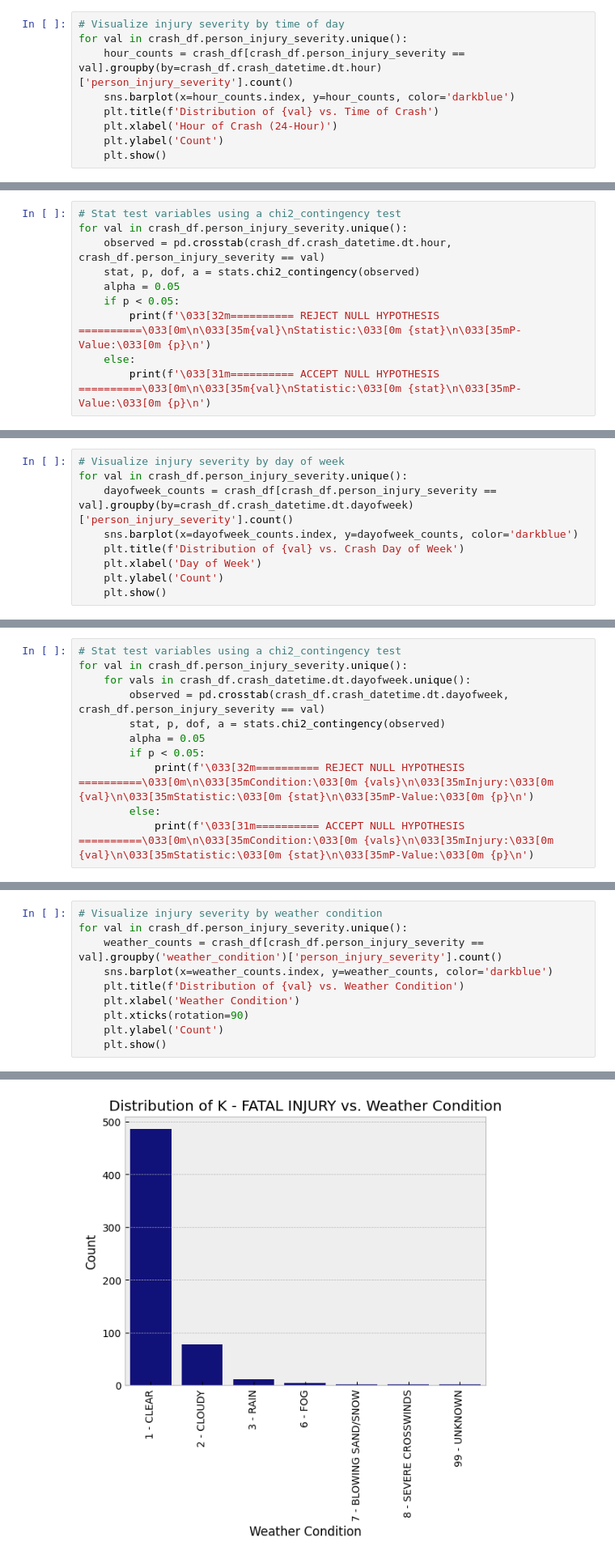
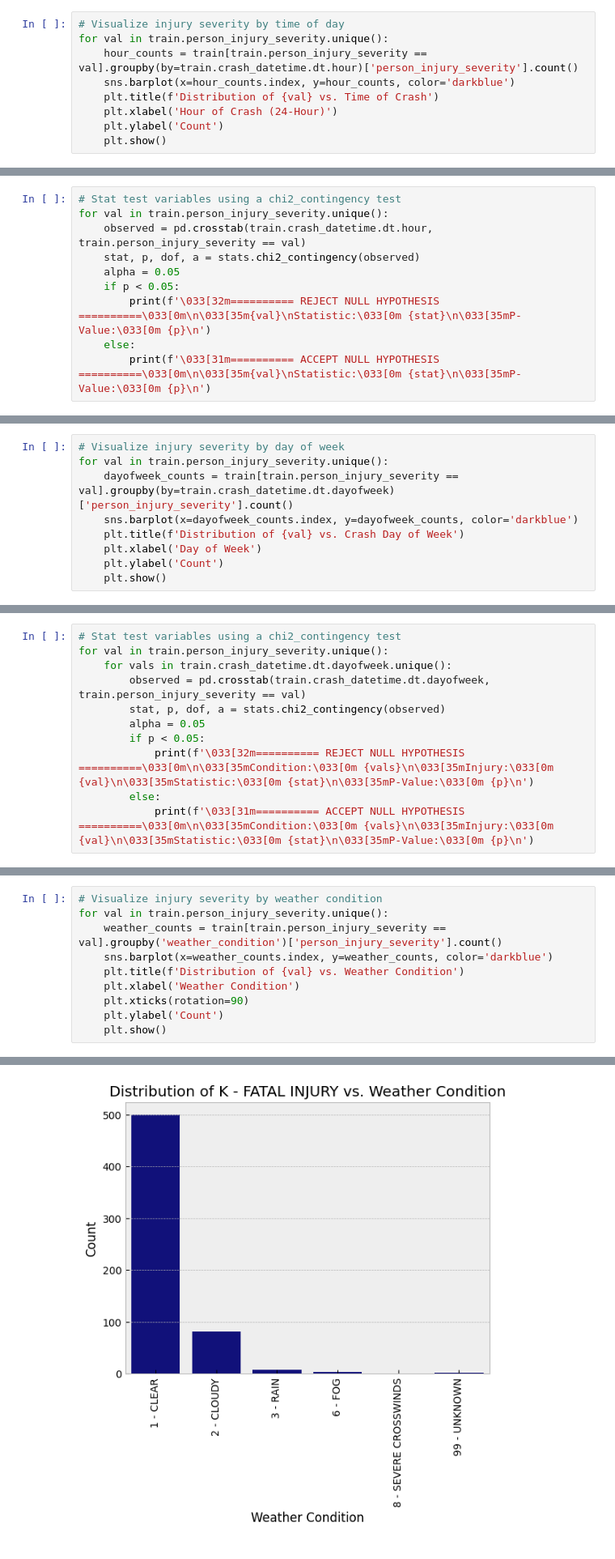
Before and after one commit to tex-wrex/tex-wrex, a Jupyter notebook: Jared/explore_conditions.ipynb, the cells around one changed output, grey strips where cells are left out. Shown at 81% size. Cells and saved outputs as stored; diff of their text form.

```diff
--- a/Jared/explore_conditions.ipynb
+++ b/Jared/explore_conditions.ipynb
@@ -132,8 +141,8 @@ crash_df, validate, test = w.split(master)
 <b>H$_a$:</b> The time of day does make a significant difference in the injury severity of single motorcycle crashes in Texas.
 # %%
 # Visualize injury severity by time of day
-for val in crash_df.person_injury_severity.unique():
-    hour_counts = crash_df[crash_df.person_injury_severity == val].groupby(by=crash_df.crash_datetime.dt.hour)['person_injury_severity'].count()
+for val in train.person_injury_severity.unique():
+    hour_counts = train[train.person_injury_severity == val].groupby(by=train.crash_datetime.dt.hour)['person_injury_severity'].count()
     sns.barplot(x=hour_counts.index, y=hour_counts, color='darkblue')
     plt.title(f'Distribution of {val} vs. Time of Crash')
     plt.xlabel('Hour of Crash (24-Hour)')
@@ -147,7 +156,7 @@ for val in crash_df.person_injury_severity.unique():
 # %%
 # Stat test variables using a chi2_contingency test
-for val in crash_df.person_injury_severity.unique():
-    observed = pd.crosstab(crash_df.crash_datetime.dt.hour, crash_df.person_injury_severity == val)
+for val in train.person_injury_severity.unique():
+    observed = pd.crosstab(train.crash_datetime.dt.hour, train.person_injury_severity == val)
     stat, p, dof, a = stats.chi2_contingency(observed)
     alpha = 0.05
     if p < 0.05:
@@ -196,8 +205,8 @@ The time of day does make a significant difference in the injury severity of sin
 <b>H$_a$:</b> The day of week does make a significant difference in the injury severity of single motorcycle crashes in Texas.
 # %%
 # Visualize injury severity by day of week
-for val in crash_df.person_injury_severity.unique():
-    dayofweek_counts = crash_df[crash_df.person_injury_severity == val].groupby(by=crash_df.crash_datetime.dt.dayofweek)['person_injury_severity'].count()
+for val in train.person_injury_severity.unique():
+    dayofweek_counts = train[train.person_injury_severity == val].groupby(by=train.crash_datetime.dt.dayofweek)['person_injury_severity'].count()
     sns.barplot(x=dayofweek_counts.index, y=dayofweek_counts, color='darkblue')
     plt.title(f'Distribution of {val} vs. Crash Day of Week')
     plt.xlabel('Day of Week')
@@ -211,8 +220,8 @@ for val in crash_df.person_injury_severity.unique():
 # %%
 # Stat test variables using a chi2_contingency test
-for val in crash_df.person_injury_severity.unique():
-    for vals in crash_df.crash_datetime.dt.dayofweek.unique():
-        observed = pd.crosstab(crash_df.crash_datetime.dt.dayofweek, crash_df.person_injury_severity == val)
+for val in train.person_injury_severity.unique():
+    for vals in train.crash_datetime.dt.dayofweek.unique():
+        observed = pd.crosstab(train.crash_datetime.dt.dayofweek, train.person_injury_severity == val)
         stat, p, dof, a = stats.chi2_contingency(observed)
         alpha = 0.05
         if p < 0.05:
@@ -261,8 +270,8 @@ The day of week does make a significant difference in the injury severity of sin
 <b>H$_a$:</b> The weather does make a significant difference in the injury severity of single motorcycle crashes in Texas.
 # %%
 # Visualize injury severity by weather condition
-for val in crash_df.person_injury_severity.unique():
-    weather_counts = crash_df[crash_df.person_injury_severity == val].groupby('weather_condition')['person_injury_severity'].count()
+for val in train.person_injury_severity.unique():
+    weather_counts = train[train.person_injury_severity == val].groupby('weather_condition')['person_injury_severity'].count()
     sns.barplot(x=weather_counts.index, y=weather_counts, color='darkblue')
     plt.title(f'Distribution of {val} vs. Weather Condition')
     plt.xlabel('Weather Condition')
@@ -275 +284 @@ for val in crash_df.person_injury_severity.unique():
-[figure, old version]
+[figure, new version]
```
Also changed, not shown: parts of 12 cells of this notebook.
